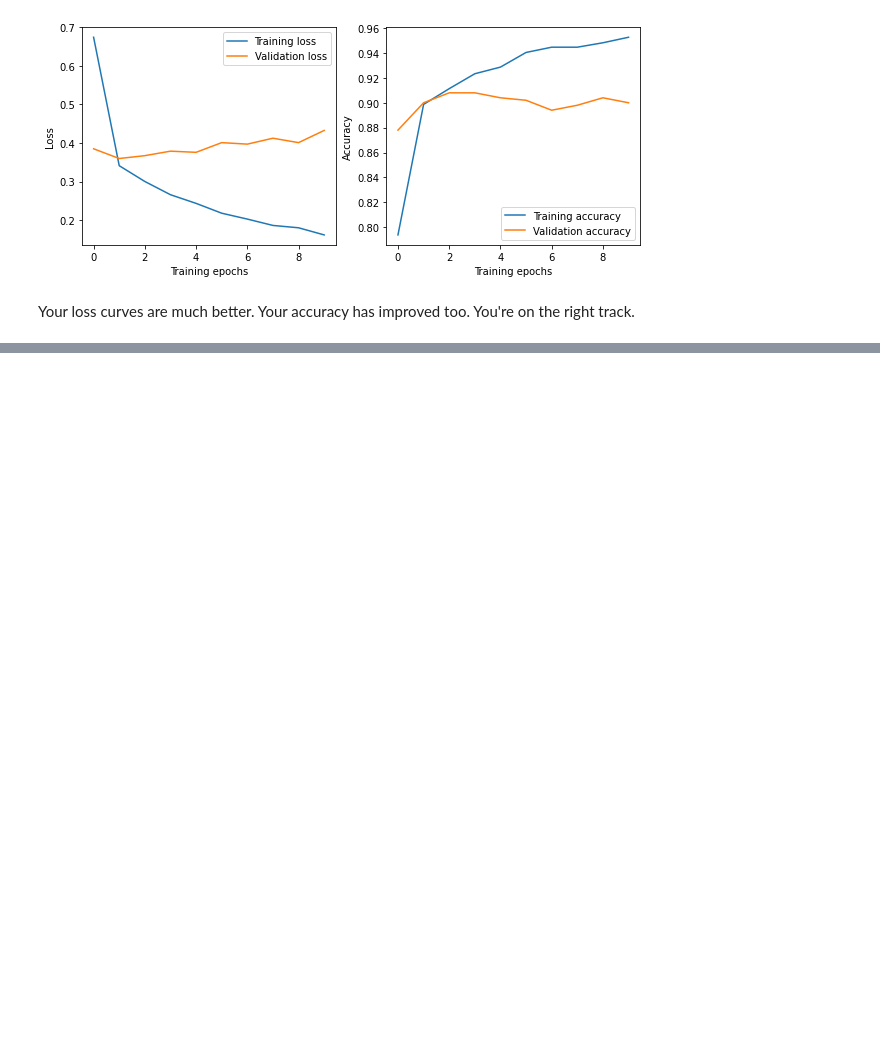
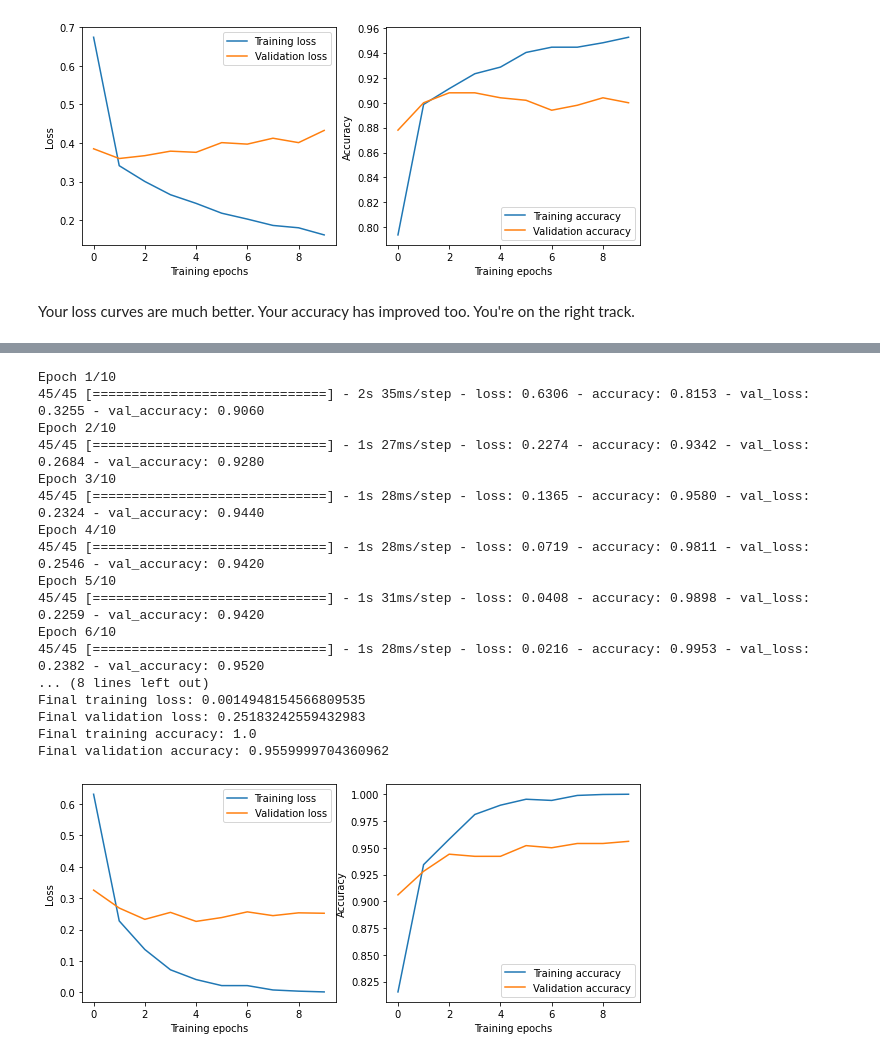
Before and after one commit to fasthill/google-ML-crash-course, a Jupyter notebook: 14 Case Study- Debugging in Classification.ipynb, the cells around one changed output, grey strips where cells are left out. Cells and saved outputs as stored; diff of their text form; code cells hidden in the pictures; blank space fills up the shorter version.

```diff
--- a/14 Case Study- Debugging in Classification.ipynb
+++ b/14 Case Study- Debugging in Classification.ipynb
@@ -273,0 +309,37 @@ Switch to a nonlinear model by modifying the code below to use relu activation f
+# %%
+input_dim = mnistData.shape[1]
+units = input_dim # 최초 hidden layer의 노드수는 input dim 과 동일히게 진행 (일반적으로)
+
+model = None
+
+model = tf.keras.models.Sequential()
+model.add(tf.keras.layers.Dense(units=units, activation='relu', input_dim=input_dim))
+model.add(tf.keras.layers.Dense(units=units, activation='relu'))
+model.add(tf.keras.layers.Dense(units=10, activation='softmax'))
+model.compile(optimizer=tf.keras.optimizers.Adam(), loss='sparse_categorical_crossentropy',
+              metrics = ['accuracy'])
+
+trainHistory = model.fit(mnistData, mnistLabels,
+                         batch_size=100, epochs=10, validation_split=0.1, verbose=1)
+
+# Plot
+showClassificationResults(trainHistory)
+# %% [output]
+Epoch 1/10
+45/45 [==============================] - 2s 35ms/step - loss: 0.6306 - accuracy: 0.8153 - val_loss: 0.3255 - val_accuracy: 0.9060
+Epoch 2/10
+45/45 [==============================] - 1s 27ms/step - loss: 0.2274 - accuracy: 0.9342 - val_loss: 0.2684 - val_accuracy: 0.9280
+Epoch 3/10
+45/45 [==============================] - 1s 28ms/step - loss: 0.1365 - accuracy: 0.9580 - val_loss: 0.2324 - val_accuracy: 0.9440
+Epoch 4/10
+45/45 [==============================] - 1s 28ms/step - loss: 0.0719 - accuracy: 0.9811 - val_loss: 0.2546 - val_accuracy: 0.9420
+Epoch 5/10
+45/45 [==============================] - 1s 31ms/step - loss: 0.0408 - accuracy: 0.9898 - val_loss: 0.2259 - val_accuracy: 0.9420
+Epoch 6/10
+45/45 [==============================] - 1s 28ms/step - loss: 0.0216 - accuracy: 0.9953 - val_loss: 0.2382 - val_accuracy: 0.9520
+... (8 lines left out)
+Final training loss: 0.0014948154566809535
+Final validation loss: 0.25183242559432983
+Final training accuracy: 1.0
+Final validation accuracy: 0.9559999704360962
+[figure, added]
```
Also changed, not shown: parts of 29 cells of this notebook.
